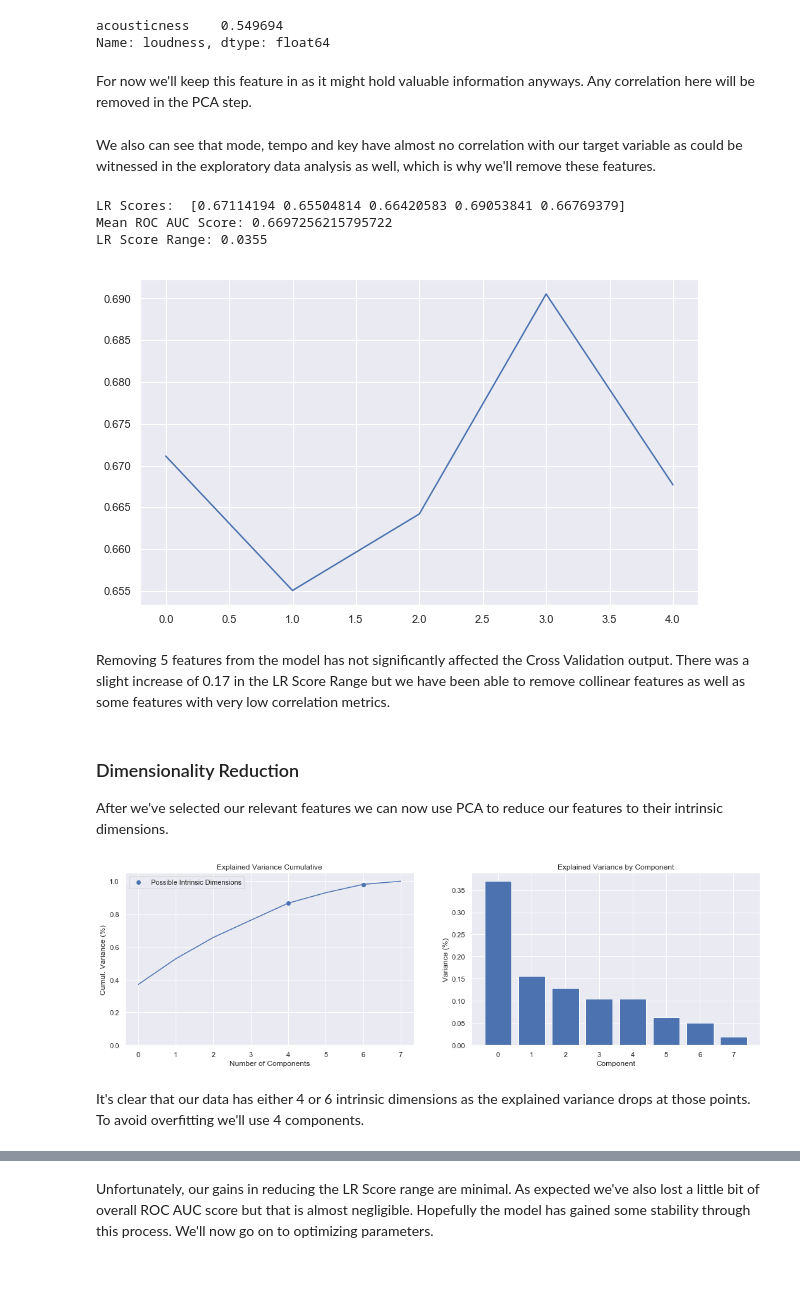
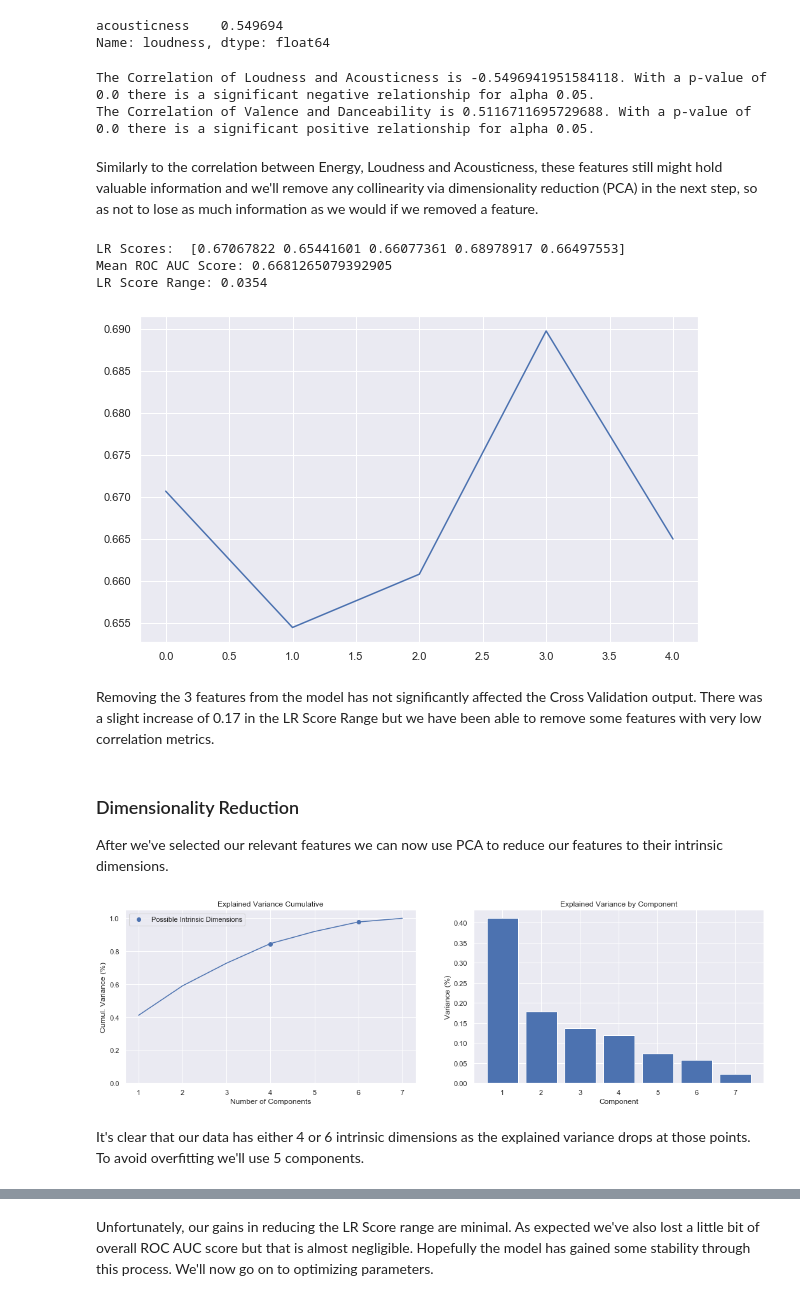
Before and after one commit to Germoe/hit-predictor, a Jupyter notebook: notebooks/_Step 4 - Building a Model.ipynb, the cells around one changed output, grey strips where cells are left out. Drawn from its saved outputs; the diff is of its cells as text; code cells hidden in the pictures; blank space fills up the shorter version.

Commit message:
add model building step notebook

```diff
--- a/notebooks/_Step 4 - Building a Model.ipynb
+++ b/notebooks/_Step 4 - Building a Model.ipynb
@@ -75,0 +122,4 @@ Using the Baseline model and all features available to us we can see quite some
+# %%
+# Remove more features
+X_tune_skim = X_tune.drop(['tempo','mode','key','time_signature'],axis=1)
+X_tune_skim.head()
@@ -78,6 +136,6 @@ Using the Baseline model and all features available to us we can see quite some
 
 Collinearity of features can cause models to be unstable and overemphasizes certain features among other issues.
 # %%
-tune = pd.concat([X_tune,y_tune.astype(int)],axis=1)
+tune = pd.concat([X_tune_skim,y_tune.astype(int)],axis=1)
 tune.head()
 # %% [output]
@@ -128,13 +189,24 @@ corr_matrix.loudness[:1]
 # %% [output]
 acousticness    0.549694
 Name: loudness, dtype: float64
-# %% [markdown]
-For now we'll keep this feature in as it might hold valuable information anyways. Any correlation here will be removed in the PCA step.
-# %% [markdown]
-We also can see that mode, tempo and key have almost no correlation with our target variable as could be witnessed in the exploratory data analysis as well, which is why we'll remove these features.
+# %%
+from scipy.stats import pearsonr
+
+alpha = 0.05
+
+loudness_acousticness_corr = pearsonr(tune.acousticness,tune.loudness)
+valence_danceability_corr = pearsonr(tune.valence,tune.danceability)
+
+print("The Correlation of Loudness and Acousticness is {}. With a p-value of {} there is a significant negative relationship for alpha {}.".format(loudness_acousticness_corr[0],loudness_acousticness_corr[1],alpha))
+print("The Correlation of Valence and Danceability is {}. With a p-value of {} there is a significant positive relationship for alpha {}.".format(valence_danceability_corr[0],valence_danceability_corr[1],alpha))
+# %% [output]
+The Correlation of Loudness and Acousticness is -0.5496941951584118. With a p-value of 0.0 there is a significant negative relationship for alpha 0.05.
+The Correlation of Valence and Danceability is 0.5116711695729688. With a p-value of 0.0 there is a significant positive relationship for alpha 0.05.
+# %% [markdown]
+Similarly to the correlation between Energy, Loudness and Acousticness, these features still might hold valuable information and we'll remove any collinearity via dimensionality reduction (PCA) in the next step, so as not to lose as much information as we would if we removed a feature.
 # %%
 # Remove more features
-tune_clean = tune.drop(['tempo','mode','key'],axis=1)
+tune_clean = tune.drop([],axis=1)
 # %%
 X_tune_cl = tune_clean.drop('hit', axis=1)
 y_tune_cl = tune_clean['hit']
@@ -142,14 +214,14 @@ X_train_cl, X_test_cl, y_train_cl, y_test_cl = train_test_split(X_tune_cl, y_tun
 
 X_train_cl, X_test_cl, scaler_cl = scale_data(X_train_cl,X_test_cl)
 
-run_lr(X_train_cl,y_train_cl)
+lr = run_lr(X_train_cl,y_train_cl)
 # %% [output]
-LR Scores:  [0.67114194 0.65504814 0.66420583 0.69053841 0.66769379]
-Mean ROC AUC Score: 0.6697256215795722
-LR Score Range: 0.0355
+LR Scores:  [0.67067822 0.65441601 0.66077361 0.68978917 0.66497553]
+Mean ROC AUC Score: 0.6681265079392905
+LR Score Range: 0.0354
-[figure, old version]
+[figure, new version]
 # %% [markdown]
-Removing 5 features from the model has not significantly affected the Cross Validation output. There was a slight increase of 0.17 in the LR Score Range but we have been able to remove collinear features as well as some features with very low correlation metrics.
+Removing the 3 features from the model has not significantly affected the Cross Validation output. There was a slight increase of 0.17 in the LR Score Range but we have been able to remove some features with very low correlation metrics.
 # %% [markdown]
 ### Dimensionality Reduction
 
@@ -157,31 +229,34 @@ After we've selected our relevant features we can now use PCA to reduce our feat
 # %%
 from sklearn.decomposition import PCA
 
 #Fitting the PCA algorithm with our Data
 pca = PCA()
 pca.fit(X_train_cl)
 
 #Plotting the Cumulative Summation of the Explained Variance
 fig, ax = plt.subplots(1,2,figsize=(18,5))
 
 plt.subplot(1,2,1)
-_ = plt.plot(np.cumsum(pca.explained_variance_ratio_))
+explained_var_ratio = pca.explained_variance_ratio_
+explained_cum_var = np.cumsum(explained_var_ratio)
+_ = plt.plot(explained_cum_var)
+_ = plt.xticks(np.arange(0,len(explained_cum_var)),np.arange(1,len(explained_cum_var) + 1) )
 _ = plt.xlabel('Number of Components')
 _ = plt.ylabel('Cumul. Variance (%)') #for each component
 _ = plt.ylim(0,1+0.05)
 _ = plt.title('Explained Variance Cumulative')
-_ = plt.scatter([6,4],[0.98,0.866],label='Possible Intrinsic Dimensions')
+_ = plt.scatter([5,3],[0.98,0.845],label='Possible Intrinsic Dimensions')
 _ = plt.legend(loc='upper left')
 
 plt.subplot(1,2,2)
-_ = plt.bar(np.arange(len(pca.explained_variance_ratio_)),pca.explained_variance_ratio_)
+_ = plt.bar(np.arange(1, len(explained_var_ratio) + 1),explained_var_ratio)
 _ = plt.xlabel('Component')
 _ = plt.ylabel('Variance (%)') #for each component
 _ = plt.title('Explained Variance by Component')
 # %% [output]
-[figure, old version]
+[figure, new version]
 # %% [markdown]
-It's clear that our data has either 4 or 6 intrinsic dimensions as the explained variance drops at those points. To avoid overfitting we'll use 4 components.
+It's clear that our data has either 4 or 6 intrinsic dimensions as the explained variance drops at those points. To avoid overfitting we'll use 5 components.
 # %%
 pca4 = PCA(n_components=4)
 X_train_reduced = pca4.fit_transform(X_train_cl)
```
Also changed, not shown: parts of 43 cells of this notebook.
